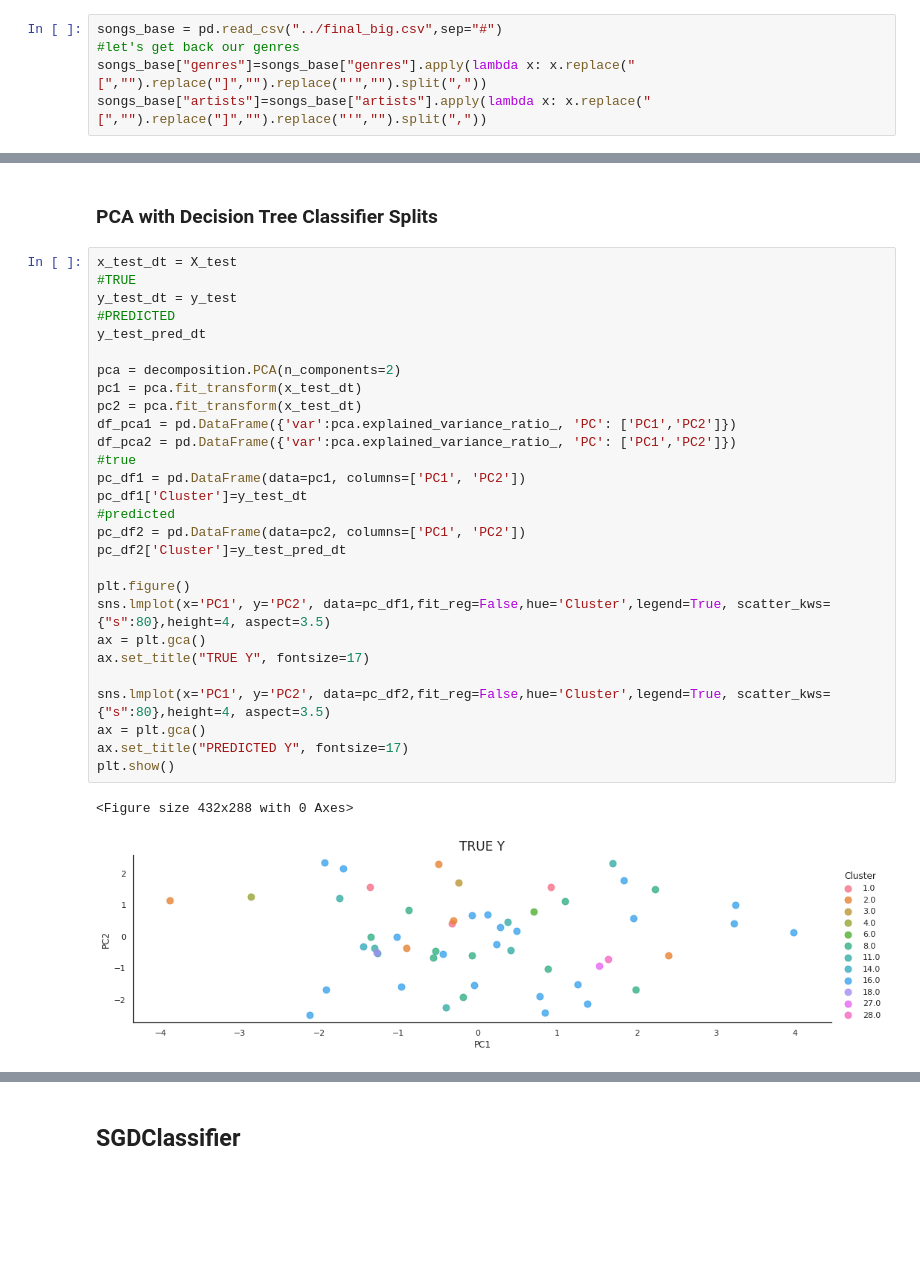
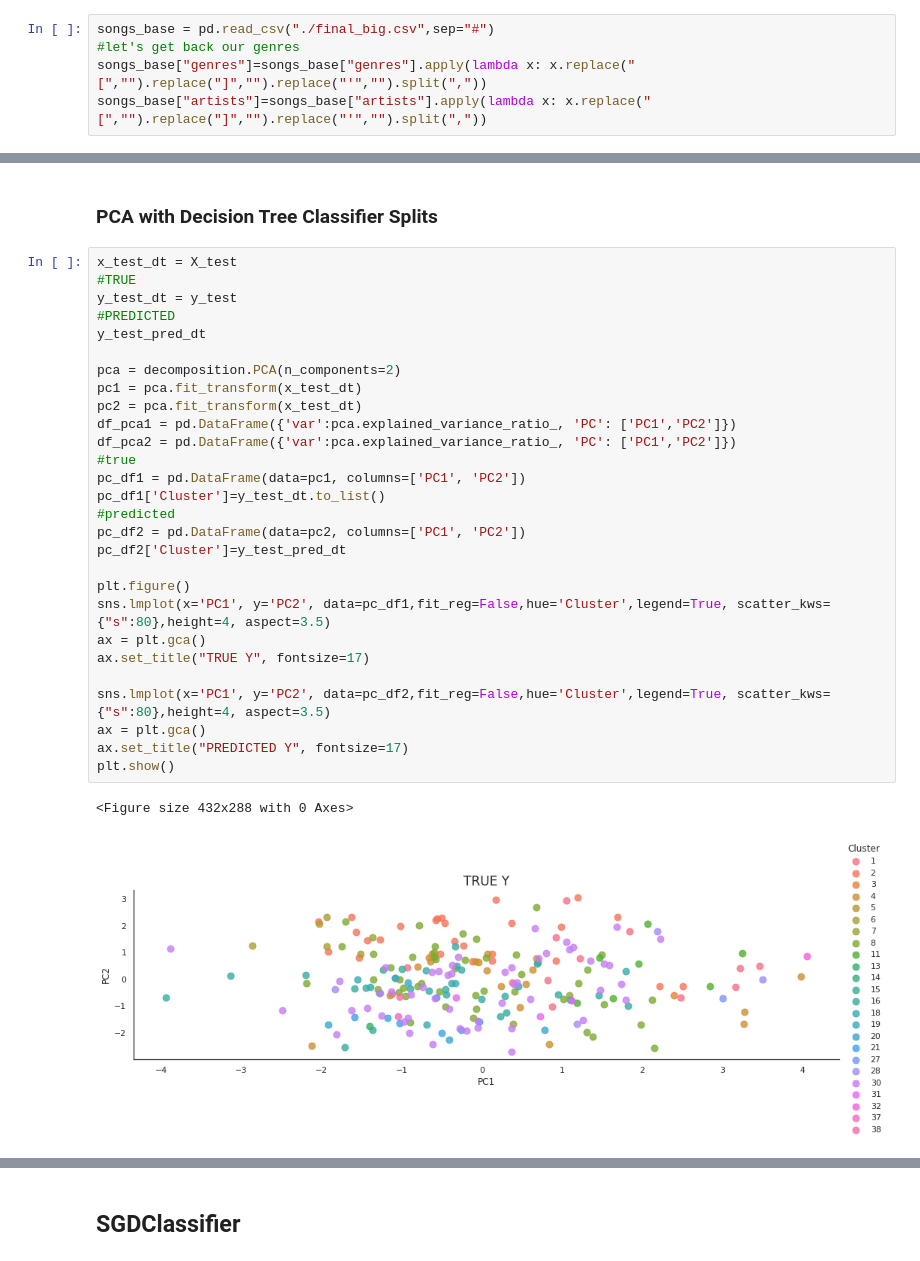
Before and after one commit to KarIvaDam/mentoria-diplodatos, a Jupyter notebook: models_1.ipynb, the cells around one changed output, grey strips where cells are left out. Saved outputs shown, nothing was run; the diff lists cells and outputs as text; blank space fills up the shorter version.

```diff
--- a/models_1.ipynb
+++ b/models_1.ipynb
@@ -117,7 +120,7 @@ def songs_of_description(statistic):
 ## Dataset
 starting from here we have a full Dataset with all the track of the playlist plus audio features and the pre-processed sentiment analysis variable
 # %%
-songs_base = pd.read_csv("../final_big.csv",sep="#")
+songs_base = pd.read_csv("./final_big.csv",sep="#")
 #let's get back our genres
 songs_base["genres"]=songs_base["genres"].apply(lambda x: x.replace("[","").replace("]","").replace("'","").split(","))
 songs_base["artists"]=songs_base["artists"].apply(lambda x: x.replace("[","").replace("]","").replace("'","").split(","))
@@ -810,32 +825,32 @@ weighted avg       0.34      0.35      0.33       230
 # %%
 x_test_dt = X_test
 #TRUE
 y_test_dt = y_test
 #PREDICTED
 y_test_pred_dt
 
 pca = decomposition.PCA(n_components=2)
 pc1 = pca.fit_transform(x_test_dt)
 pc2 = pca.fit_transform(x_test_dt)
 df_pca1 = pd.DataFrame({'var':pca.explained_variance_ratio_, 'PC': ['PC1','PC2']})
 df_pca2 = pd.DataFrame({'var':pca.explained_variance_ratio_, 'PC': ['PC1','PC2']})
 #true
 pc_df1 = pd.DataFrame(data=pc1, columns=['PC1', 'PC2'])
-pc_df1['Cluster']=y_test_dt
+pc_df1['Cluster']=y_test_dt.to_list()
 #predicted
 pc_df2 = pd.DataFrame(data=pc2, columns=['PC1', 'PC2'])
 pc_df2['Cluster']=y_test_pred_dt
 
 plt.figure()
 sns.lmplot(x='PC1', y='PC2', data=pc_df1,fit_reg=False,hue='Cluster',legend=True, scatter_kws={"s":80},height=4, aspect=3.5)
 ax = plt.gca()
 ax.set_title("TRUE Y", fontsize=17)
 
 sns.lmplot(x='PC1', y='PC2', data=pc_df2,fit_reg=False,hue='Cluster',legend=True, scatter_kws={"s":80},height=4, aspect=3.5)
 ax = plt.gca()
 ax.set_title("PREDICTED Y", fontsize=17)
 plt.show()
 # %% [output]
 <Figure size 432x288 with 0 Axes>
-[figure, old version]
+[figure, new version]
 [figure]
```
Also changed, not shown: parts of 57 cells of this notebook.
